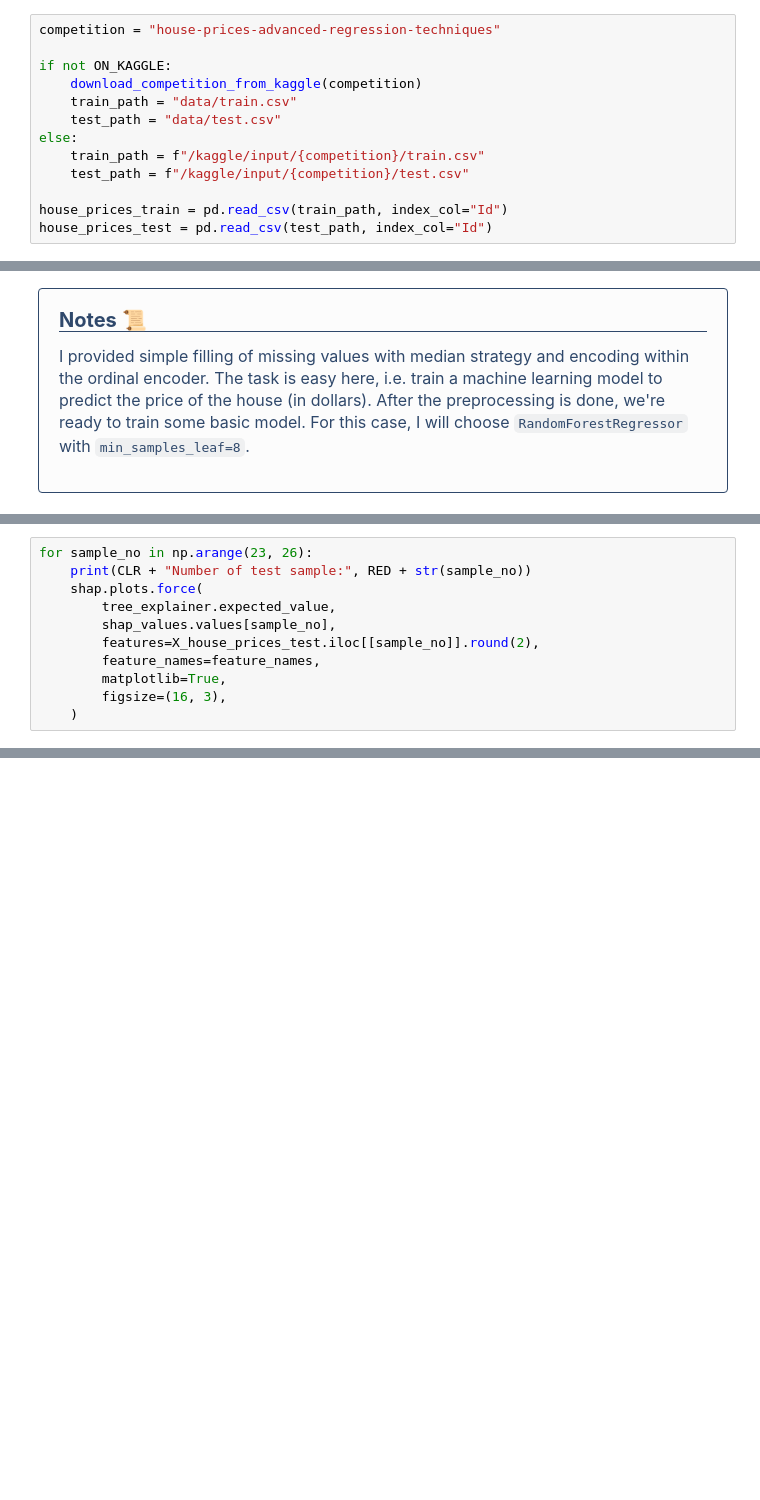
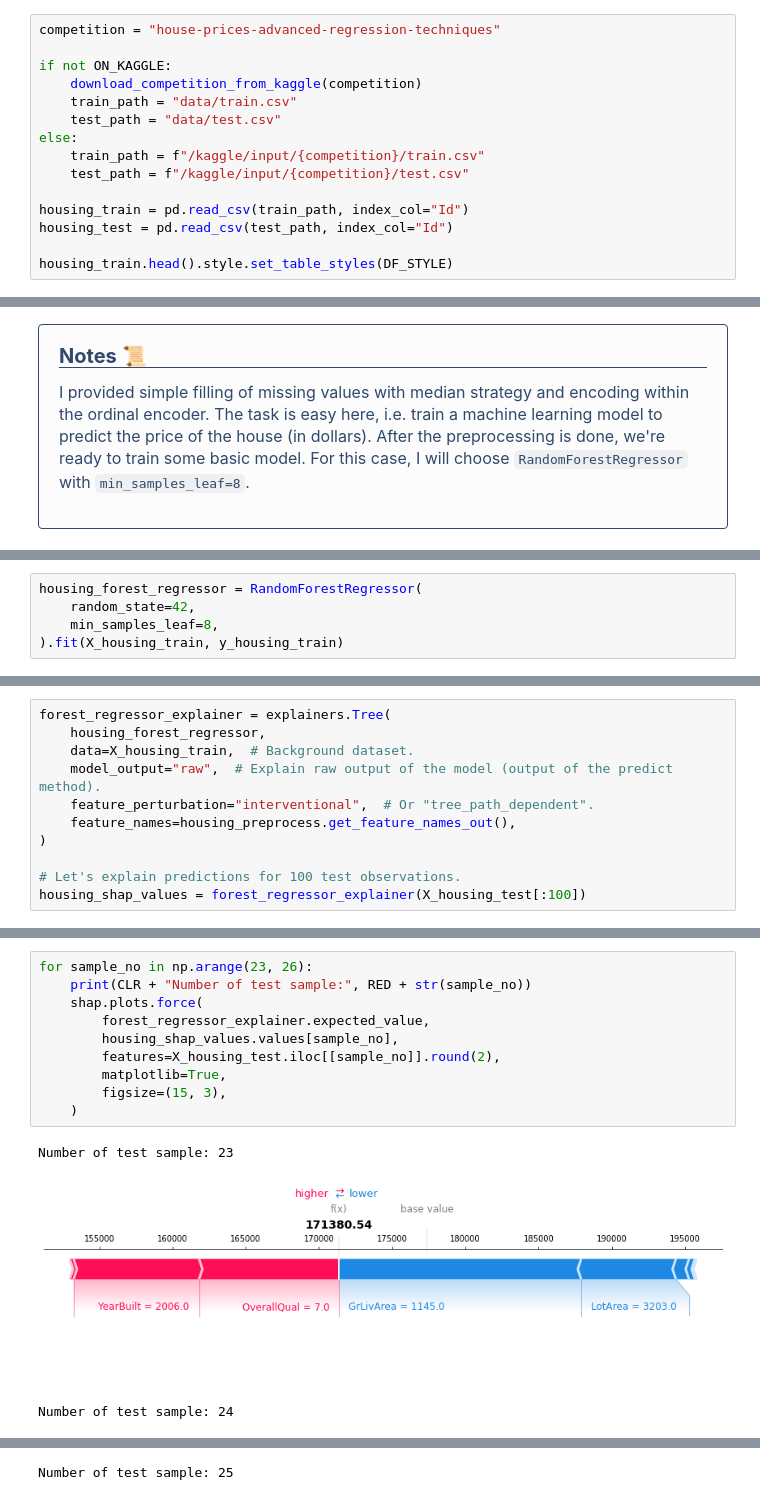
Before and after one commit to mateuszk098/kaggle-notebooks, a Jupyter notebook: shap_shapley_values/shap_notes.ipynb, the cells around one changed output, grey strips where cells are left out. Cells and saved outputs as stored; diff of their text form; blank space fills up the shorter version.

```diff
--- a/shap_shapley_values/shap_notes.ipynb
+++ b/shap_shapley_values/shap_notes.ipynb
@@ -688,5 +702,7 @@ else:
     train_path = f"/kaggle/input/{competition}/train.csv"
     test_path = f"/kaggle/input/{competition}/test.csv"
 
-house_prices_train = pd.read_csv(train_path, index_col="Id")
-house_prices_test = pd.read_csv(test_path, index_col="Id")
+housing_train = pd.read_csv(train_path, index_col="Id")
+housing_test = pd.read_csv(test_path, index_col="Id")
+
+housing_train.head().style.set_table_styles(DF_STYLE)
@@ -925,11 +817,0 @@ shap_values = tree_explainer(X_house_prices_test[:100])
-# %%
-for sample_no in np.arange(23, 26):
-    print(CLR + "Number of test sample:", RED + str(sample_no))
-    shap.plots.force(
-        tree_explainer.expected_value,
-        shap_values.values[sample_no],
-        features=X_house_prices_test.iloc[[sample_no]].round(2),
-        feature_names=feature_names,
-        matplotlib=True,
-        figsize=(16, 3),
-    )
@@ -1068,0 +818,5 @@ shap.decision_plot(
+# %%
+housing_forest_regressor = RandomForestRegressor(
+    random_state=42,
+    min_samples_leaf=8,
+).fit(X_housing_train, y_housing_train)
@@ -1068,0 +853,11 @@ shap.decision_plot(
+# %%
+forest_regressor_explainer = explainers.Tree(
+    housing_forest_regressor,
+    data=X_housing_train,  # Background dataset.
+    model_output="raw",  # Explain raw output of the model (output of the predict method).
+    feature_perturbation="interventional",  # Or "tree_path_dependent".
+    feature_names=housing_preprocess.get_feature_names_out(),
+)
+
+# Let's explain predictions for 100 test observations.
+housing_shap_values = forest_regressor_explainer(X_housing_test[:100])
@@ -1068,0 +939,14 @@ shap.decision_plot(
+# %%
+for sample_no in np.arange(23, 26):
+    print(CLR + "Number of test sample:", RED + str(sample_no))
+    shap.plots.force(
+        forest_regressor_explainer.expected_value,
+        housing_shap_values.values[sample_no],
+        features=X_housing_test.iloc[[sample_no]].round(2),
+        matplotlib=True,
+        figsize=(15, 3),
+    )
+# %% [output]
+Number of test sample: 23
+[figure, added]
+Number of test sample: 24
@@ -1068,0 +954 @@ shap.decision_plot(
+Number of test sample: 25
```
Also changed, not shown: parts of 62 cells of this notebook.
